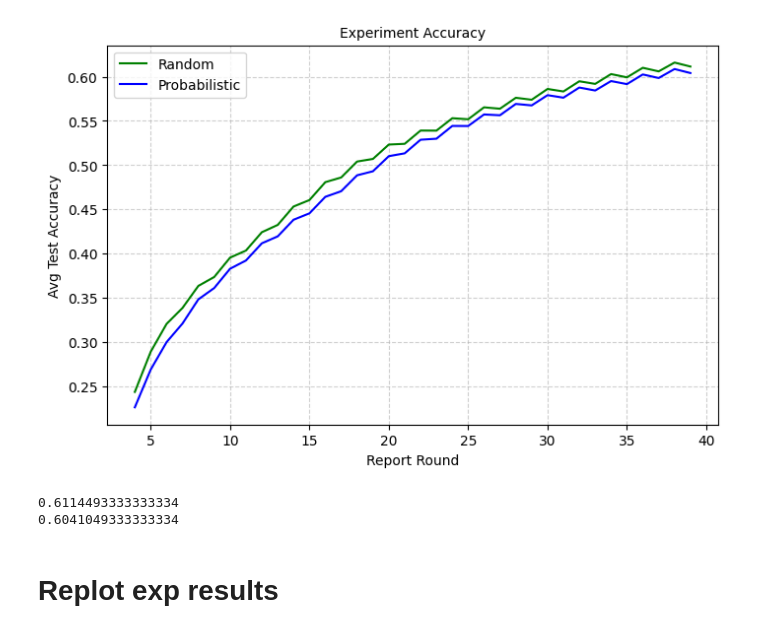
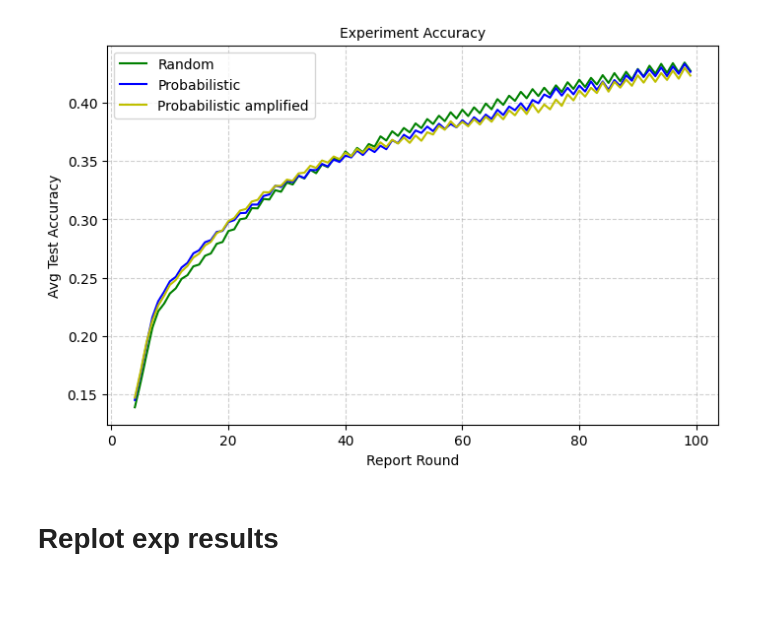
Before and after one commit to jw54kysa/FedDaisy, a Jupyter notebook: CIFAR10/compareruns.ipynb, the cells around one changed output. Saved outputs shown, nothing was run; the diff lists cells and outputs as text; code cells hidden in the pictures; blank space fills up the shorter version.

```diff
--- a/CIFAR10/compareruns.ipynb
+++ b/CIFAR10/compareruns.ipynb
@@ -4,14 +4,14 @@ import pickle
 import matplotlib.pyplot as plt
 import numpy as np
 # %%
-with open('FedDC_cifar10_nc150cl_n64_b64_l0_0_1_d1_a10_r1000_s1_2024-12-19_17-07-49rand/testACCs.pck', 'rb') as f:
+with open('FedDC_cifar10_iidrandsize8_64_nc50cl_n64_b64_l0_0_1_d1_a10_r500_s1_2025-01-07_23-37-37/rand/testACCs.pck', 'rb') as f:
     acc1 = pickle.load(f)
 
-with open('FedDC_cifar10_nc150cl_n64_b64_l0_0_1_d1_a10_r1000_s1_2024-12-19_17-51-00prob/testACCs.pck', 'rb') as f:
+with open('FedDC_cifar10_iidrandsize8_64_nc50cl_n64_b64_l0_0_1_d1_a10_r500_s1_2025-01-07_23-37-37/prob/testACCs.pck', 'rb') as f:
     acc2 = pickle.load(f)
 
-# with open('FedDC_cifar10_iidrandsize8_64nc150cl_n64_b64_d1_a100_r5000_s1_2024-12-03_03-55-59prob_amp/testACCs.pck', 'rb') as f:
-#     acc3 = pickle.load(f)
+with open('FedDC_cifar10_iidrandsize8_64_nc50cl_n64_b64_l0_0_1_d1_a10_r500_s1_2025-01-07_23-37-37/prob_amp/testACCs.pck', 'rb') as f:
+    acc3 = pickle.load(f)
 
 # acc1 = [sublist[:80] for sublist in acc1]
 # acc2 = [sublist[:80] for sublist in acc2]
@@ -25,7 +25,7 @@ def calculate_column_averages(data):
 # Get averages
 acc1 = calculate_column_averages(acc1)
 acc2 = calculate_column_averages(acc2)
-# acc3 = calculate_column_averages(acc3)
+acc3 = calculate_column_averages(acc3)
 
 acc1 = [sum(acc1[i:i+5]) / 5 for i in range(len(acc1) - 4)]
 acc1 = [None] * 4 + acc1
@@ -33,32 +33,29 @@ acc1 = [None] * 4 + acc1
 acc2 = [sum(acc2[i:i+5]) / 5 for i in range(len(acc2) - 4)]
 acc2 = [None] * 4 + acc2
 
-# acc3 = [sum(acc3[i:i+5]) / 5 for i in range(len(acc3) - 4)]
-# acc3 = [None] * 4 + acc3
+acc3 = [sum(acc3[i:i+5]) / 5 for i in range(len(acc3) - 4)]
+acc3 = [None] * 4 + acc3
 # %%
 fig, ax1 = plt.subplots(figsize=(8, 5))
 
 # loss
 ax1.plot(acc1, linestyle='-', color='g', label='Random')
 ax1.plot(acc2, linestyle='-', color='b', label='Probabilistic')
-# ax1.plot(acc3, linestyle='-', color='y', label='Probabilistic amplified')
+ax1.plot(acc3, linestyle='-', color='y', label='Probabilistic amplified')
 ax1.set_title("Experiment Accuracy", fontsize=10)
 ax1.set_xlabel("Report Round", fontsize=10)
 ax1.set_ylabel("Avg Test Accuracy", fontsize=10, color='k')
 ax1.tick_params(axis='y', labelcolor='k')
 ax1.grid(True, linestyle='--', alpha=0.6)
 
 plt.legend()
 plt.show()
 # %% [output]
-[figure, old version]
+[figure, new version]
 # %%
 print(acc1[-1])
 print(acc2[-1])
 # print(acc3[-1])
-# %% [output]
-0.6114493333333334
-0.6041049333333334
 # %% [markdown]
 # Replot exp results
 # %%
```
Also changed, not shown: parts of 3 cells of this notebook, 2 other files.
